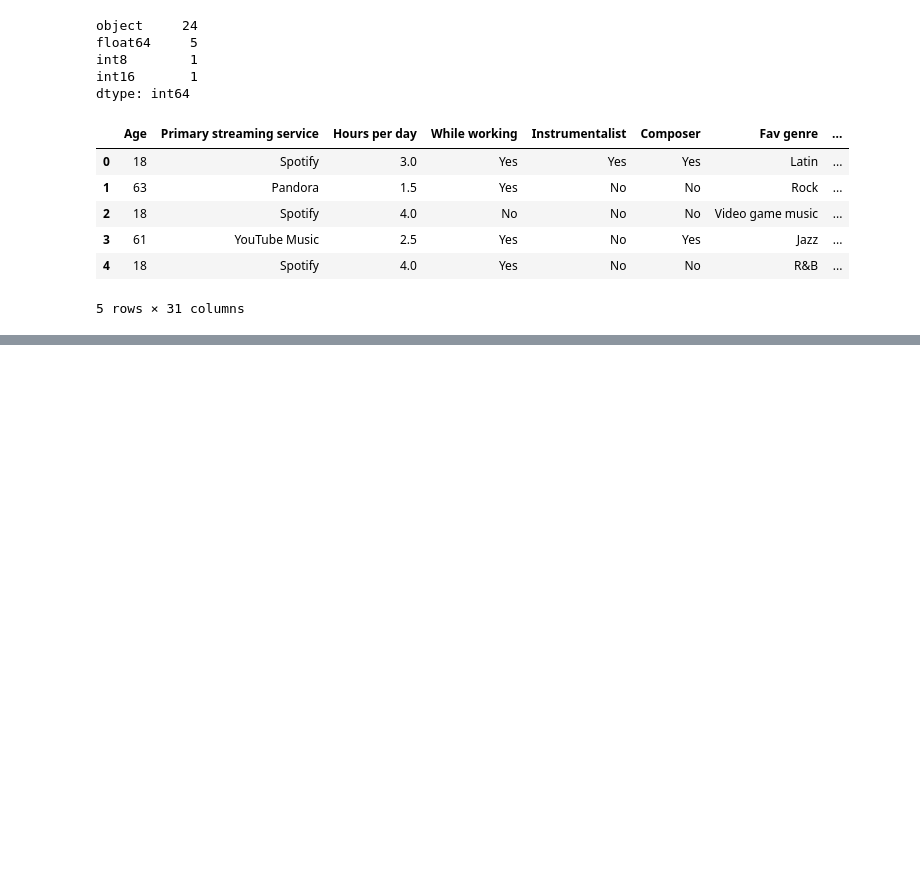
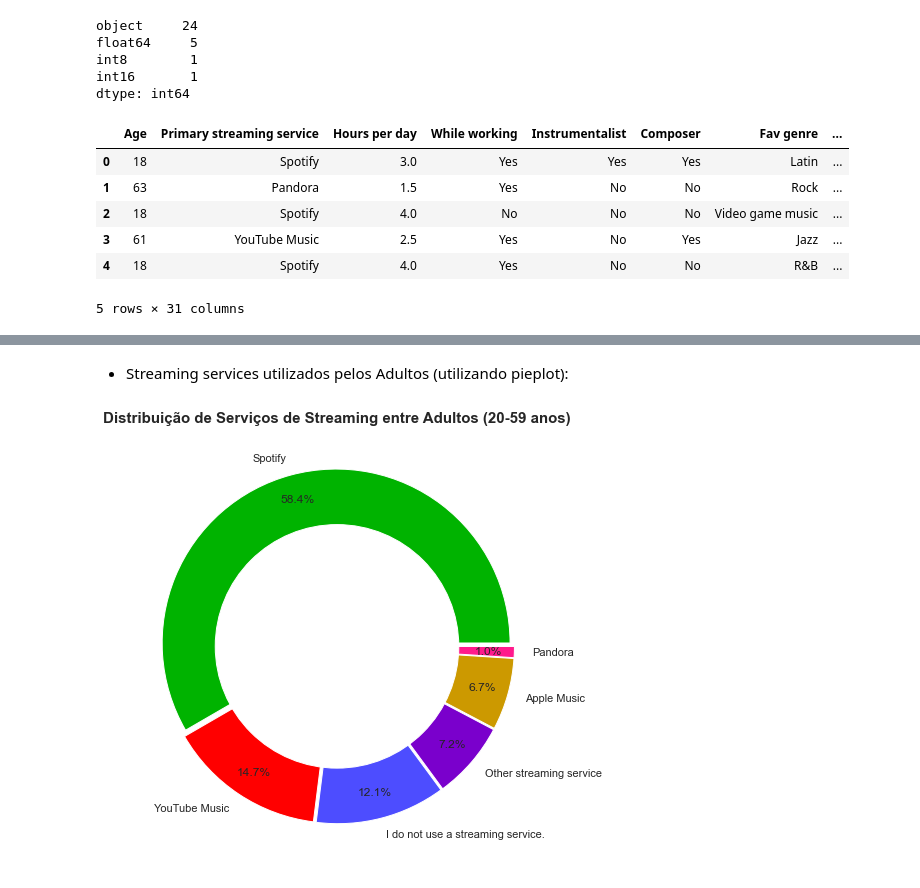
Before and after one commit to JoSEPHDev2022/Mental_Health_X_Music, a Jupyter notebook: analise_exp.ipynb, the cells around one changed output, grey strips where cells are left out. Cells and saved outputs as stored; diff of their text form; code cells hidden in the pictures; blank space fills up the shorter version.

```diff
--- a/analise_exp.ipynb
+++ b/analise_exp.ipynb
@@ -629,0 +738,32 @@ data_clean.head()
+# %% [markdown]
+- Streaming services utilizados pelos Adultos (utilizando pieplot):
+# %%
+# Valores:
+quantity = list(adultos['quantity'].values)
+
+# Labels:
+services = list(adultos['Primary streaming service'].values)
+
+# Cores:
+colors = ['#00b300', '#ff0000', '#4d4dff', '#7a00cc', '#cc9900', '#ff1a8c']
+
+# Espaçamento entre fatias:
+explode = (0.02, 0.02, 0.02, 0.02, 0.02, 0.02)
+
+# Plotando o pie chart:
+plt.pie(quantity, labels=services, colors=colors,
+        autopct='%1.1f%%', pctdistance=0.85, explode=explode)
+
+# Desenhando círculo central:
+circulo = plt.Circle((0,0), 0.70, fc='white')
+fig = plt.gcf()
+
+# Inserindo círculo no pie chart:
+fig.gca().add_artist(circulo)
+
+# Adicionando título:
+plt.title('Distribuição de Serviços de Streaming entre Adultos (20-59 anos)', fontsize=15, fontweight='bold')
+
+plt.show()
+# %% [output]
+[figure, added]
```
Also changed, not shown: parts of 16 cells of this notebook.
